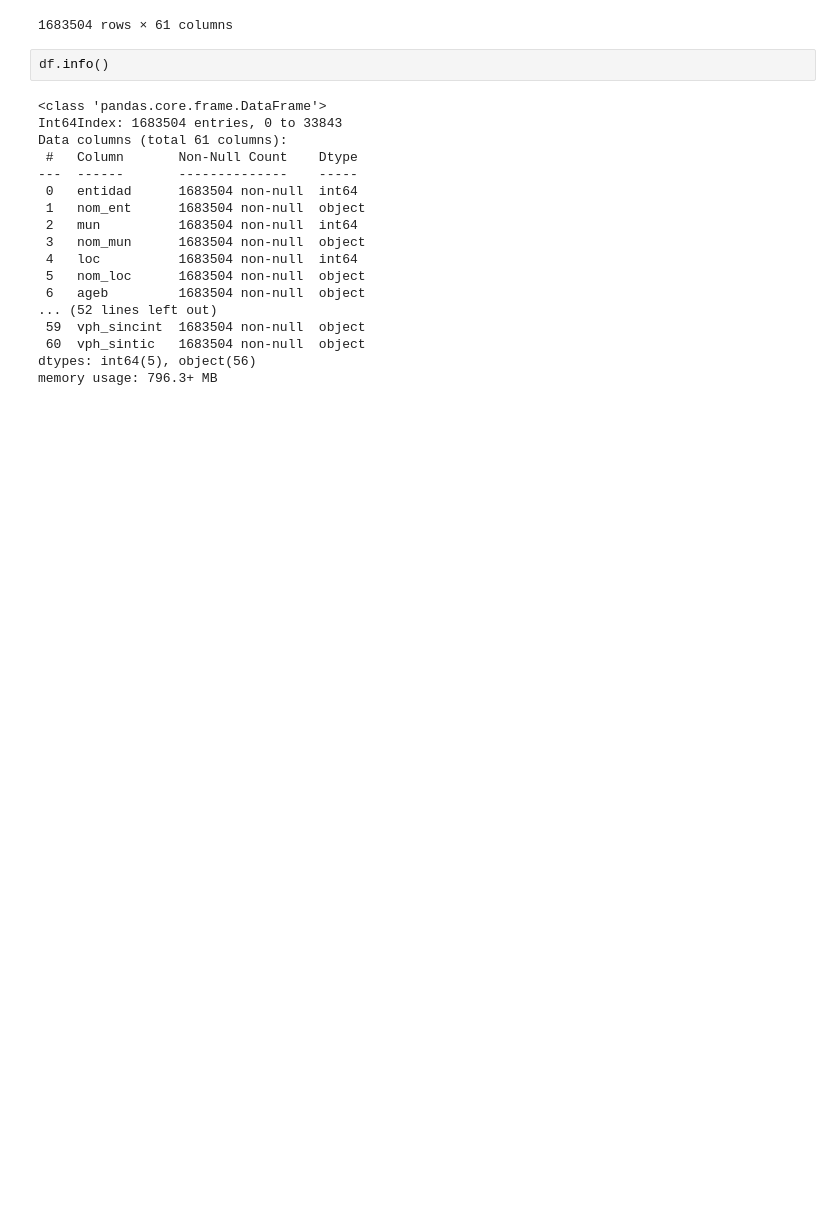
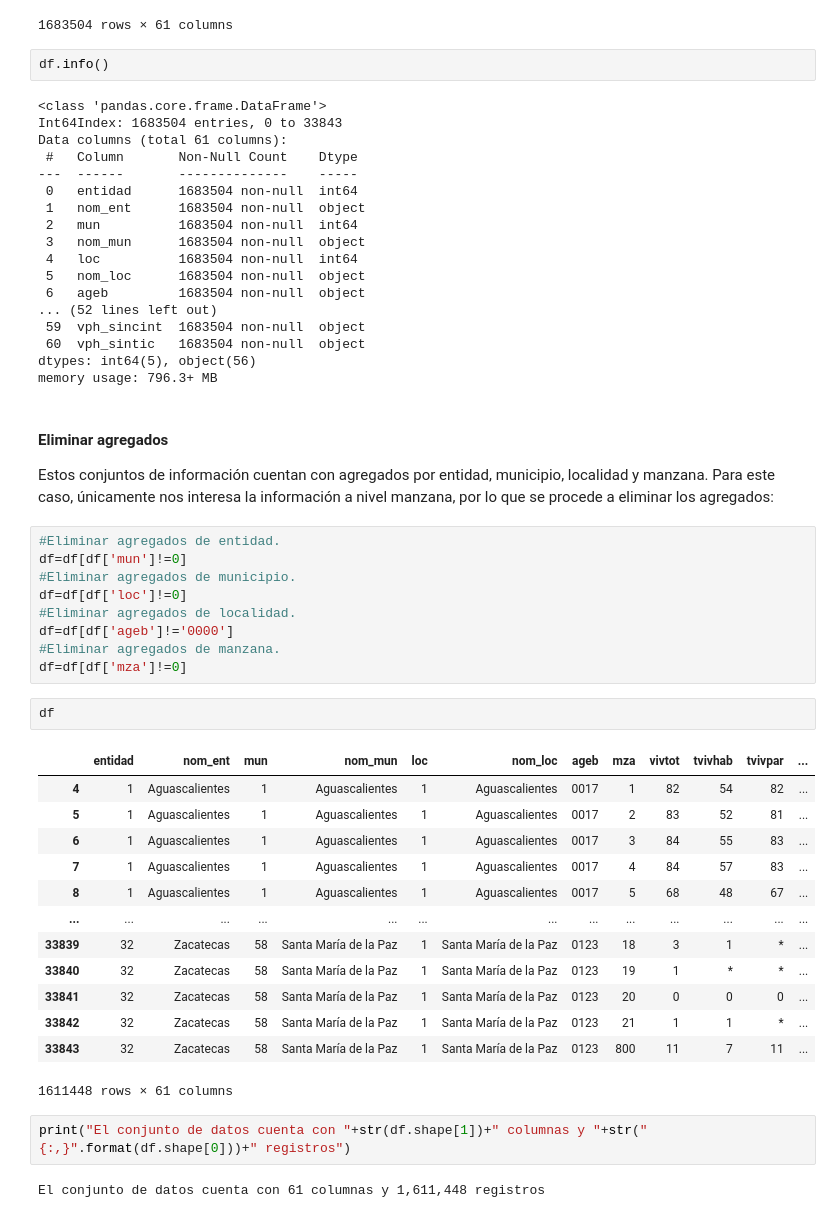
Before and after one commit to claudiodanielpc/proyecto_infotec, a Jupyter notebook: preproc_info_inegi.ipynb, the cells around one changed output. Saved outputs shown, nothing was run; the diff lists cells and outputs as text; blank space fills up the shorter version.

Commit message:
Se genera código para la entrega de tarea de preprocesamiento

```diff
--- a/preproc_info_inegi.ipynb
+++ b/preproc_info_inegi.ipynb
@@ -152,3 +174,36 @@ Data columns (total 61 columns):
  60  vph_sintic   1683504 non-null  object
 dtypes: int64(5), object(56)
 memory usage: 796.3+ MB
+# %% [markdown]
+#### Eliminar agregados
+
+Estos conjuntos de información cuentan con agregados por entidad, municipio, localidad y manzana. Para este caso, únicamente nos interesa la información a nivel manzana, por lo que se procede a eliminar los agregados:
+# %%
+#Eliminar agregados de entidad.
+df=df[df['mun']!=0]
+#Eliminar agregados de municipio.
+df=df[df['loc']!=0]
+#Eliminar agregados de localidad.
+df=df[df['ageb']!='0000']
+#Eliminar agregados de manzana.
+df=df[df['mza']!=0]
+# %%
+df
+# %% [output]
+|  | entidad | nom_ent | mun | nom_mun | loc | nom_loc | ageb | mza | vivtot | tvivhab | tvivpar | ... |
+| 4 | 1 | Aguascalientes | 1 | Aguascalientes | 1 | Aguascalientes | 0017 | 1 | 82 | 54 | 82 | ... |
+| 5 | 1 | Aguascalientes | 1 | Aguascalientes | 1 | Aguascalientes | 0017 | 2 | 83 | 52 | 81 | ... |
+| 6 | 1 | Aguascalientes | 1 | Aguascalientes | 1 | Aguascalientes | 0017 | 3 | 84 | 55 | 83 | ... |
+| 7 | 1 | Aguascalientes | 1 | Aguascalientes | 1 | Aguascalientes | 0017 | 4 | 84 | 57 | 83 | ... |
+| 8 | 1 | Aguascalientes | 1 | Aguascalientes | 1 | Aguascalientes | 0017 | 5 | 68 | 48 | 67 | ... |
+| ... | ... | ... | ... | ... | ... | ... | ... | ... | ... | ... | ... | ... |
+| 33839 | 32 | Zacatecas | 58 | Santa María de la Paz | 1 | Santa María de la Paz | 0123 | 18 | 3 | 1 | * | ... |
+| 33840 | 32 | Zacatecas | 58 | Santa María de la Paz | 1 | Santa María de la Paz | 0123 | 19 | 1 | * | * | ... |
+| 33841 | 32 | Zacatecas | 58 | Santa María de la Paz | 1 | Santa María de la Paz | 0123 | 20 | 0 | 0 | 0 | ... |
+| 33842 | 32 | Zacatecas | 58 | Santa María de la Paz | 1 | Santa María de la Paz | 0123 | 21 | 1 | 1 | * | ... |
+| 33843 | 32 | Zacatecas | 58 | Santa María de la Paz | 1 | Santa María de la Paz | 0123 | 800 | 11 | 7 | 11 | ... |
+1611448 rows × 61 columns
+# %%
+print("El conjunto de datos cuenta con "+str(df.shape[1])+" columnas y "+str("{:,}".format(df.shape[0]))+" registros")
+# %% [output]
+El conjunto de datos cuenta con 61 columnas y 1,611,448 registros
```
Also changed, not shown: parts of 24 cells of this notebook, 12 other files.
